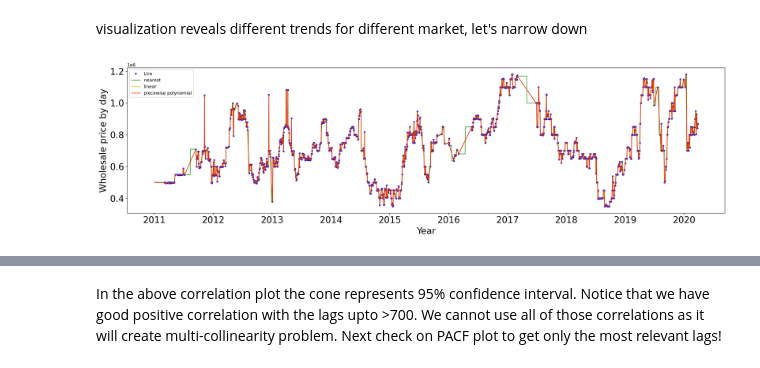
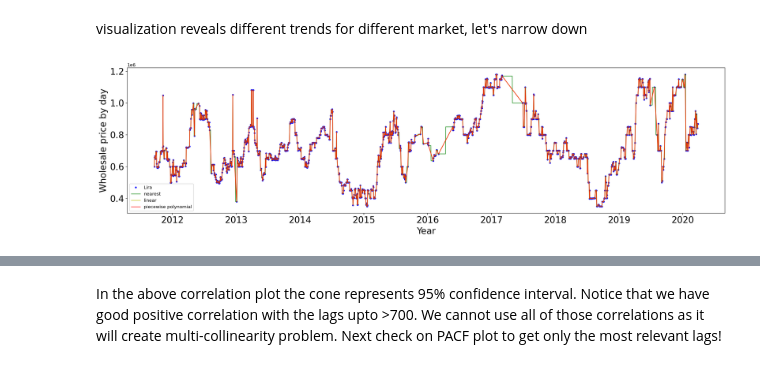
Before and after one commit to qianjing2020/lambda_lab, a Jupyter notebook: notebooks/baseline_model.ipynb, the cells around one changed output, grey strips where cells are left out. Cells and saved outputs as stored; diff of their text form; code cells hidden in the pictures.

```diff
--- a/notebooks/baseline_model.ipynb
+++ b/notebooks/baseline_model.ipynb
@@ -27,13 +27,15 @@ df.head(3)
 | 1 | 1 | Bujumbura | Maize | Burundi | 2011-10-05 | NaN | 549000.0 | BIF | 2011.0 | 10.0 | 5.0 | ... |
 | 2 | 2 | Bujumbura | Maize | Burundi | 2011-10-06 | NaN | 498970.0 | BIF | 2011.0 | 10.0 | 6.0 | ... |
 # %%
-date_selected = (df['date']>'2012-01-01' )
+# cutoff-date to avoid large data gap, this can be automated later
+cutoff_date='2011-09-20'
 Market = 'Lira'
+
+date_selected = (df['date']>cutoff_date )
 market_selected = (df['market']==Market)
 product_selected = ( df['product']=='Maize')
 
-#Let's not apply datae selected first to look into retail price chantge in long term
-condition = market_selected & product_selected
+condition = date_selected & market_selected & product_selected
 df = df[condition]
 df.head()
 # %% [output]
@@ -151,24 +149,23 @@ def plot_one_time_series(df, color='k', alpha=1, label=Market):
 # %%
 # replace the NaN with interpolated values and visualize for best interpolation method
 # since the data is rather ragged, nerest method is picked
 
 yt_n = yt.interpolate(method='nearest')
 yt_l = yt.interpolate(method='linear')
 yt_pp = yt.interpolate(method='piecewise_polynomial', order=2)
 
 # visualize for best interpolation method
 fig = plt.figure()
-cond = (yt.index>'2011-01-01')
-plot_one_time_series(yt[cond],'b.', label='Lira')
-plot_one_time_series(yt_n[cond],'g', label='nearest', alpha=0.7)
-plot_one_time_series(yt_l[cond],'y', label='linear', alpha=0.7)
-plot_one_time_series(yt_pp[cond],'r', alpha=0.7, label='piecewise polynomial')
+plot_one_time_series(yt,'b.', label='Lira')
+plot_one_time_series(yt_n,'g', label='nearest', alpha=0.7)
+plot_one_time_series(yt_l,'y', label='linear', alpha=0.7)
+plot_one_time_series(yt_pp,'r', alpha=0.7, label='piecewise polynomial')
 
 plt.show()
 
-y_i = yt_n # interpolated y
+y_i = yt_n # y_i: interpolated y
 # %% [output]
-[figure, old version]
+[figure, new version]
 # %%
 # check the distribution of the data
 plt.hist(y_i['wholesale'])
```
Also changed, not shown: parts of 29 cells of this notebook, 8 other files.
